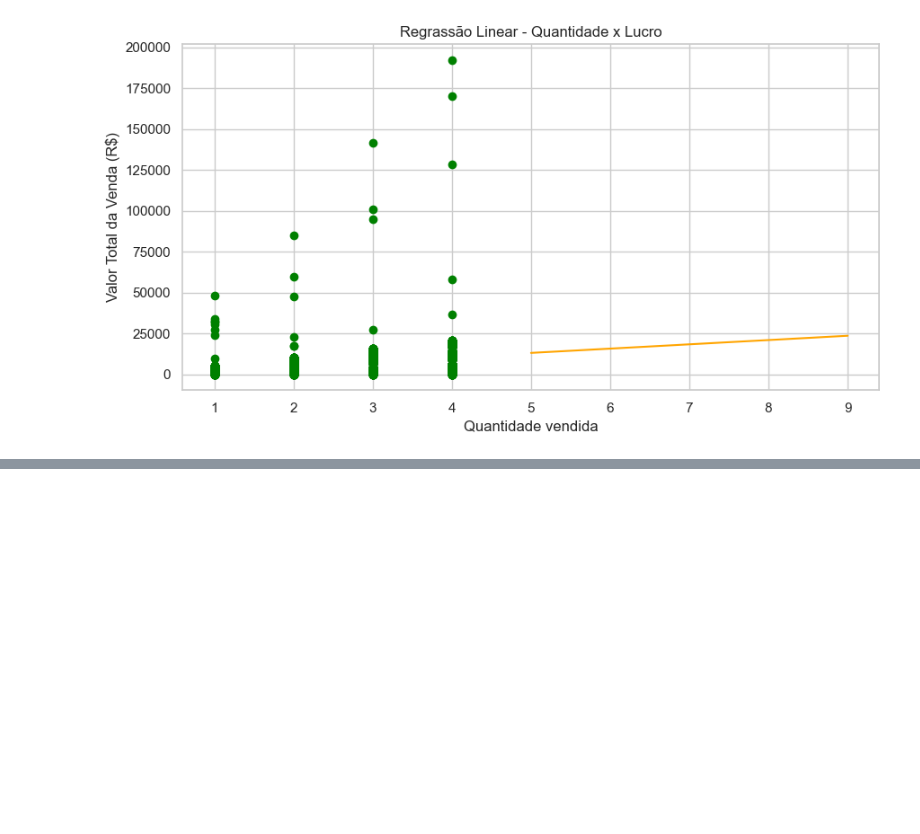
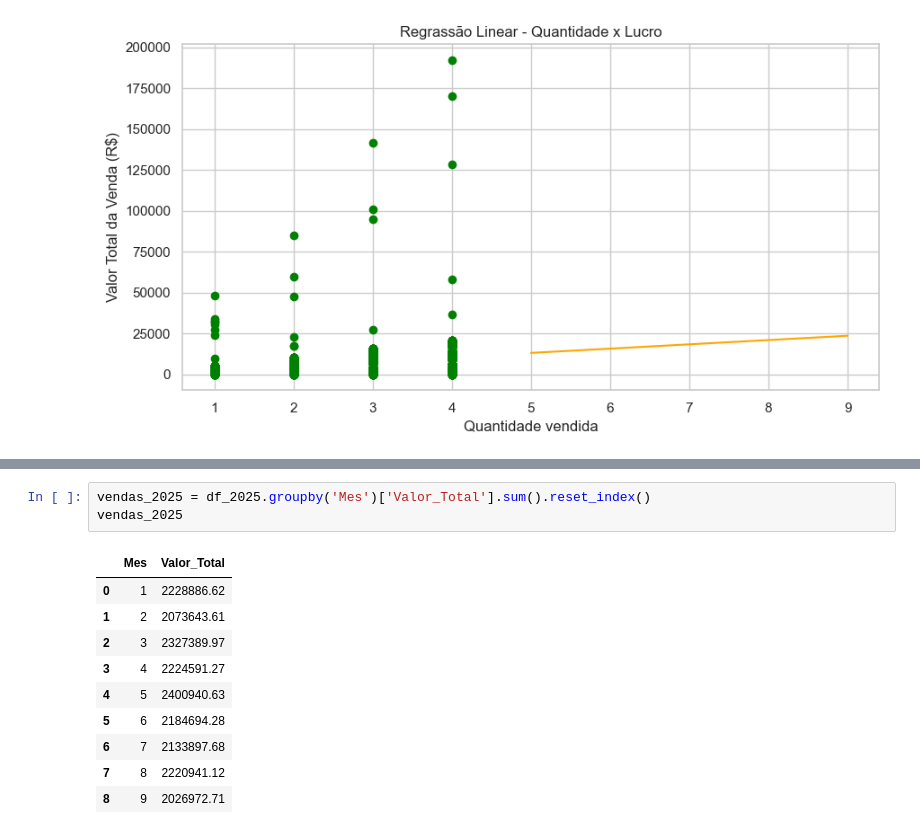
Before and after one commit to leticyanunes/Projeto_NARA, a Jupyter notebook: Projeto.NARA.ipynb, the cells around one changed output, grey strips where cells are left out. Drawn from its saved outputs; the diff is of its cells as text; blank space fills up the shorter version.

```diff
--- a/Projeto.NARA.ipynb
+++ b/Projeto.NARA.ipynb
@@ -576,0 +588,14 @@ plt.show()
+# %%
+vendas_2025 = df_2025.groupby('Mes')['Valor_Total'].sum().reset_index()
+vendas_2025
+# %% [output]
+|  | Mes | Valor_Total |
+| 0 | 1 | 2228886.62 |
+| 1 | 2 | 2073643.61 |
+| 2 | 3 | 2327389.97 |
+| 3 | 4 | 2224591.27 |
+| 4 | 5 | 2400940.63 |
+| 5 | 6 | 2184694.28 |
+| 6 | 7 | 2133897.68 |
+| 7 | 8 | 2220941.12 |
+| 8 | 9 | 2026972.71 |
```
Also changed, not shown: parts of 3 cells of this notebook.
